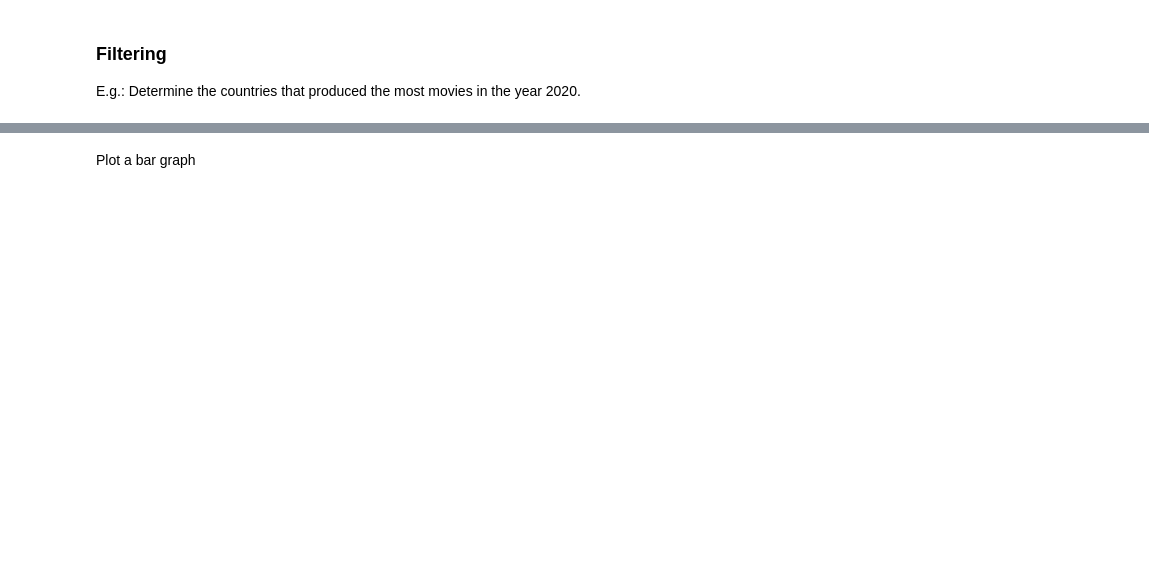
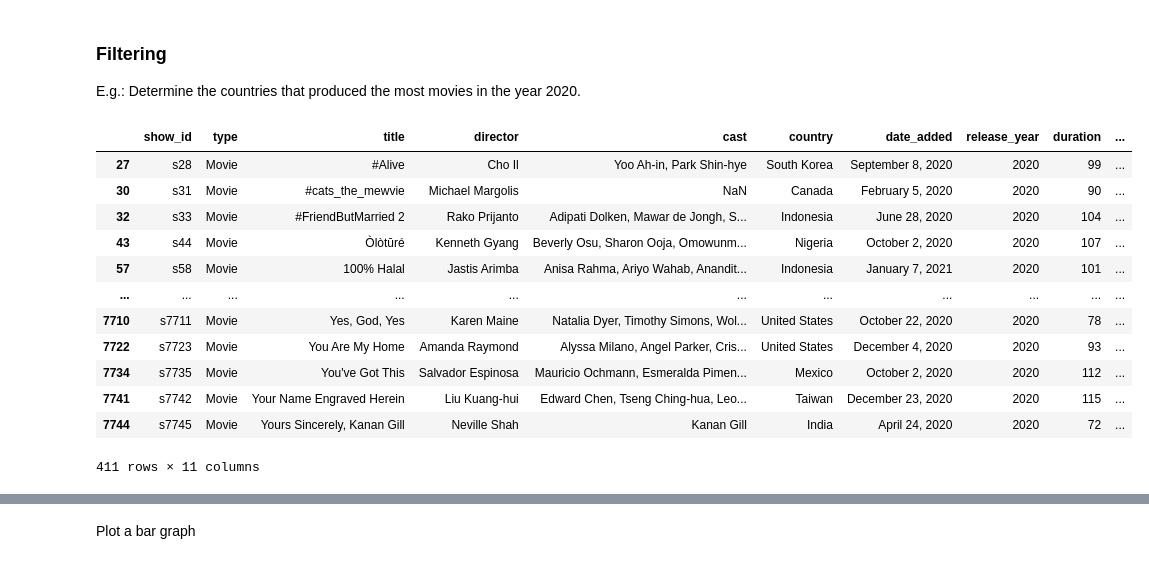
Before and after one commit to anuroopn/ISYS5002-2023-Semester1, a Jupyter notebook: 10_visualise_netflix_student_Thu12PM.ipynb, the cells around one changed output, grey strips where cells are left out. Saved outputs shown, nothing was run; the diff lists cells and outputs as text; code cells hidden in the pictures; blank space fills up the shorter version.

```diff
--- a/10_visualise_netflix_student_Thu12PM.ipynb
+++ b/10_visualise_netflix_student_Thu12PM.ipynb
@@ -159,12 +392,24 @@ E.g.: Determine the countries that produced the most movies in the year 2020.
 # %%
 import pandas as pd
 import matplotlib.pyplot as plt
 
 # Load the dataset into a pandas DataFrame
 df = netflix_df
 
 # Filter the DataFrame to only include movies released in 2021
 movies_2021 = df[(df["type"] == "Movie") & (df["release_year"] == 2020)]
-
-# Group the data by country and count the number of movies in each group
-grouped = movies_2021.groupby("country")["show_id"].count().sort_values(ascending=False)
+movies_2021
+# %% [output]
+|  | show_id | type | title | director | cast | country | date_added | release_year | duration | ... |
+| 27 | s28 | Movie | #Alive | Cho Il | Yoo Ah-in, Park Shin-hye | South Korea | September 8, 2020 | 2020 | 99 | ... |
+| 30 | s31 | Movie | #cats_the_mewvie | Michael Margolis | NaN | Canada | February 5, 2020 | 2020 | 90 | ... |
+| 32 | s33 | Movie | #FriendButMarried 2 | Rako Prijanto | Adipati Dolken, Mawar de Jongh, S... | Indonesia | June 28, 2020 | 2020 | 104 | ... |
+| 43 | s44 | Movie | Òlòtūré | Kenneth Gyang | Beverly Osu, Sharon Ooja, Omowunm... | Nigeria | October 2, 2020 | 2020 | 107 | ... |
+| 57 | s58 | Movie | 100% Halal | Jastis Arimba | Anisa Rahma, Ariyo Wahab, Anandit... | Indonesia | January 7, 2021 | 2020 | 101 | ... |
+| ... | ... | ... | ... | ... | ... | ... | ... | ... | ... | ... |
+| 7710 | s7711 | Movie | Yes, God, Yes | Karen Maine | Natalia Dyer, Timothy Simons, Wol... | United States | October 22, 2020 | 2020 | 78 | ... |
+| 7722 | s7723 | Movie | You Are My Home | Amanda Raymond | Alyssa Milano, Angel Parker, Cris... | United States | December 4, 2020 | 2020 | 93 | ... |
+| 7734 | s7735 | Movie | You've Got This | Salvador Espinosa | Mauricio Ochmann, Esmeralda Pimen... | Mexico | October 2, 2020 | 2020 | 112 | ... |
+| 7741 | s7742 | Movie | Your Name Engraved Herein | Liu Kuang-hui | Edward Chen, Tseng Ching-hua, Leo... | Taiwan | December 23, 2020 | 2020 | 115 | ... |
+| 7744 | s7745 | Movie | Yours Sincerely, Kanan Gill | Neville Shah | Kanan Gill | India | April 24, 2020 | 2020 | 72 | ... |
+411 rows × 11 columns
```
Also changed, not shown: parts of 31 cells of this notebook.
